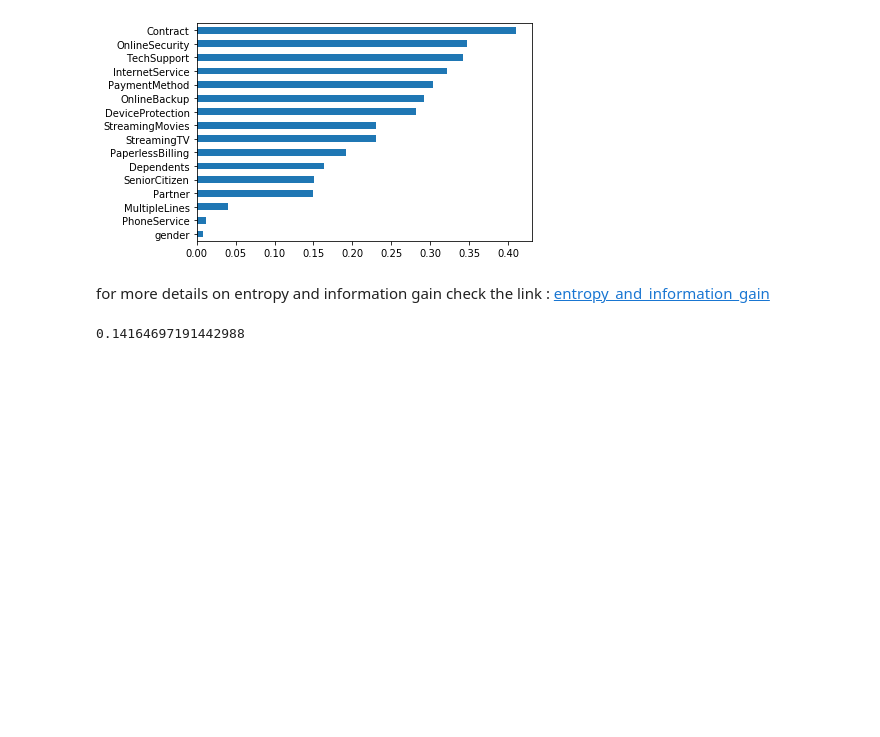
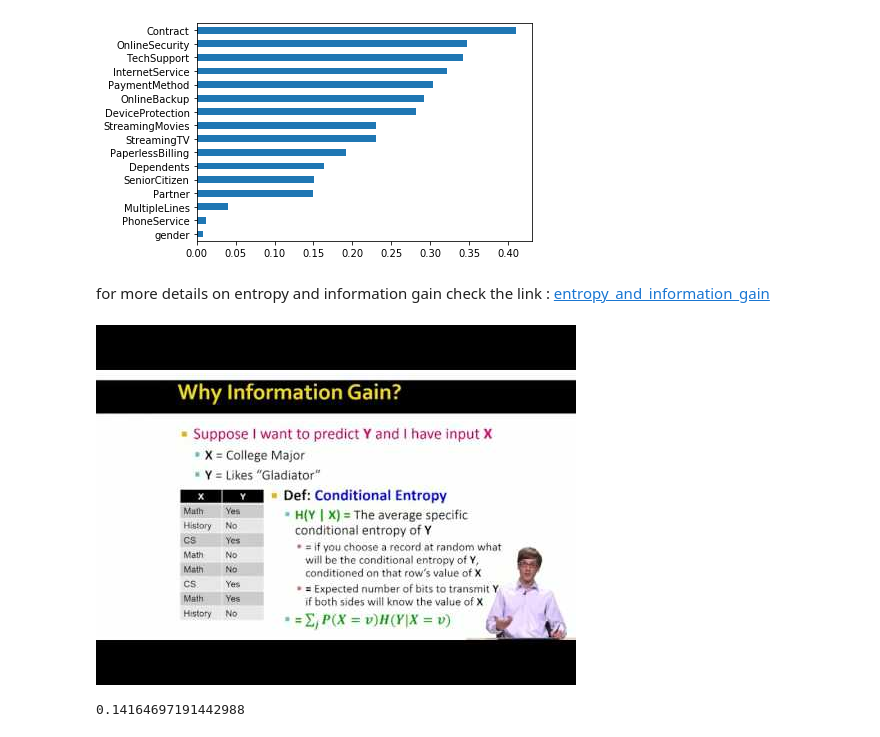
Before and after one commit to haythemmz/churn_prediction, a Jupyter notebook: EDA.ipynb, the cells around one changed output. Drawn from its saved outputs; the diff is of its cells as text; code cells hidden in the pictures; blank space fills up the shorter version.

```diff
--- a/EDA.ipynb
+++ b/EDA.ipynb
@@ -217,7 +217,9 @@ def information_gain(cal):
 # %%
 from IPython.display import YouTubeVideo
 # %%
-YouTubeVideo('WSbgixdC9g8', width=800, height=300)
+YouTubeVideo('wNhnAogeHJQ', width=800, height=300)
+# %% [output]
+[figure, added]
 # %%
 information_gain("Contract")
 # %% [output]
```
Also changed, not shown: parts of 31 cells of this notebook.
